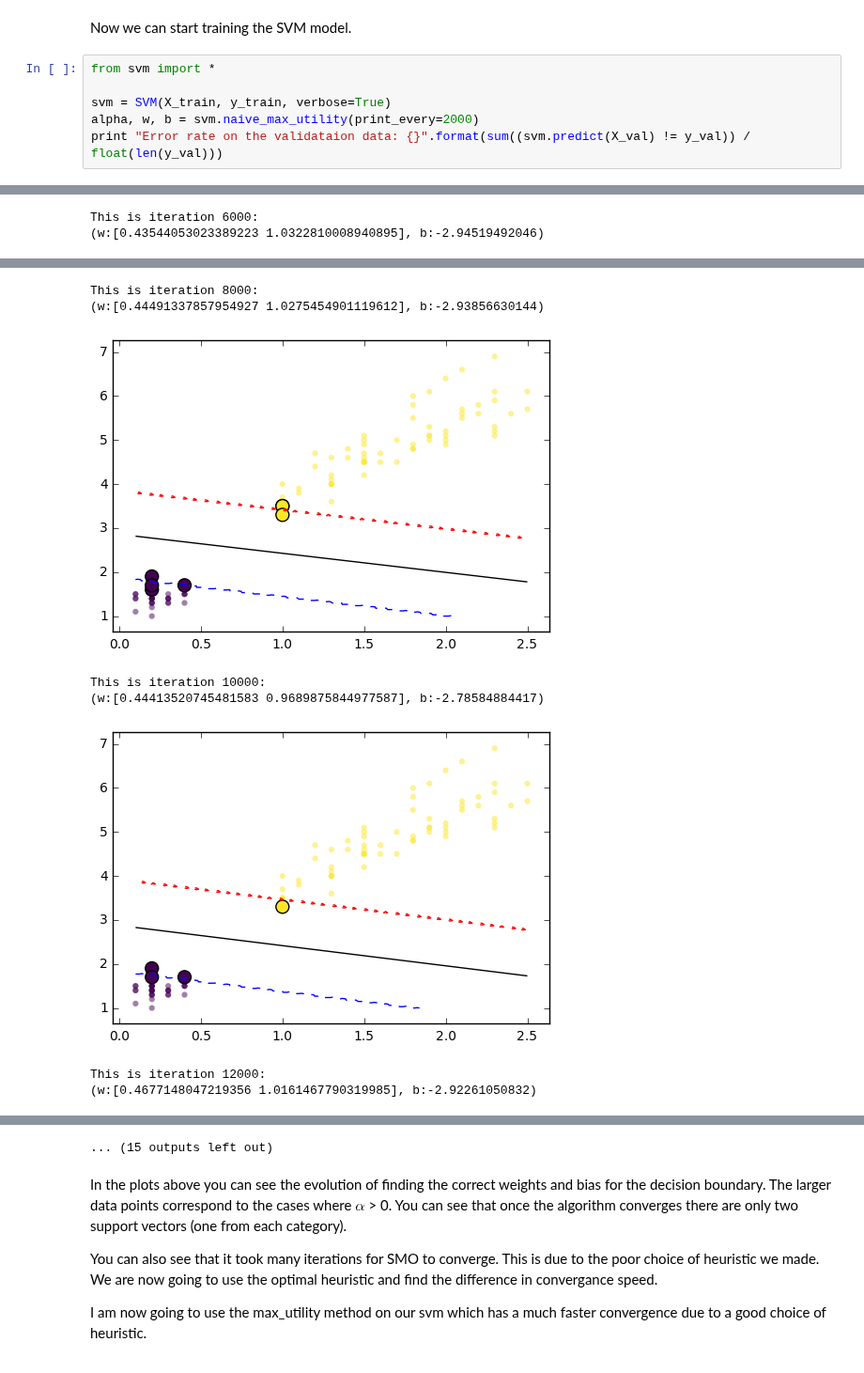
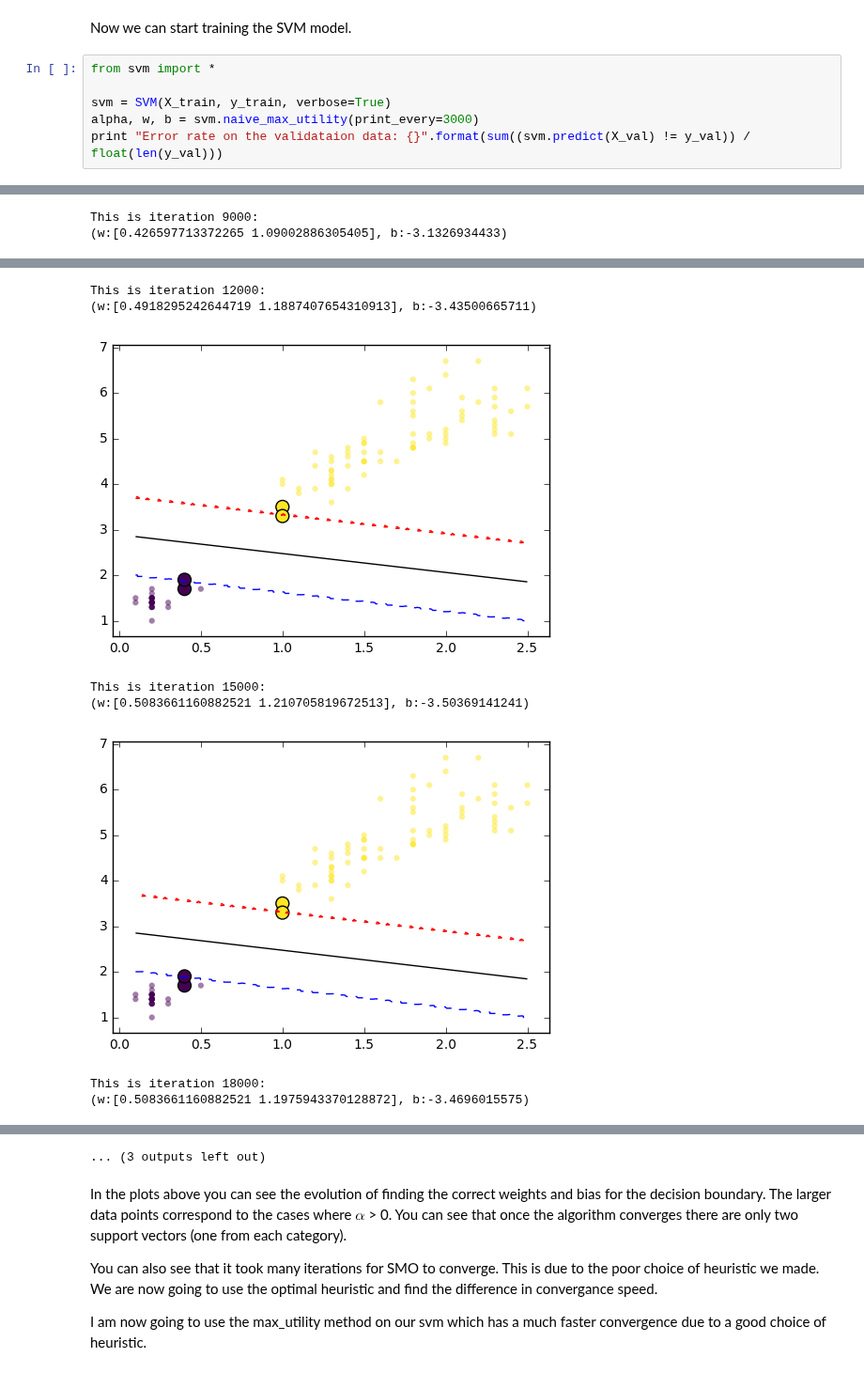
Before and after one commit to reza-asad/SVM-with-SMO, a Jupyter notebook: SVM.ipynb, the cells around one changed output, grey strips where cells are left out. Shown at 94% size. Saved outputs shown, nothing was run; the diff lists cells and outputs as text.

```diff
--- a/SVM.ipynb
+++ b/SVM.ipynb
@@ -59,6 +59,6 @@ Now we can start training the SVM model.
 from svm import *
 
 svm = SVM(X_train, y_train, verbose=True)
-alpha, w, b = svm.naive_max_utility(print_every=2000)
+alpha, w, b = svm.naive_max_utility(print_every=3000)
 print "Error rate on the validataion data: {}".format(sum((svm.predict(X_val) != y_val)) / float(len(y_val)))
 # %% [output]
@@ -71,2 +71,2 @@ This is iteration 4000:
-This is iteration 6000:
-(w:[0.43544053023389223 1.0322810008940895], b:-2.94519492046)
+This is iteration 9000:
+(w:[0.426597713372265 1.09002886305405], b:-3.1326934433)
@@ -74,8 +74,8 @@ This is iteration 6000:
-This is iteration 8000:
-(w:[0.44491337857954927 1.0275454901119612], b:-2.93856630144)
+This is iteration 12000:
+(w:[0.4918295242644719 1.1887407654310913], b:-3.43500665711)
-[figure, old version]
+[figure, new version]
-This is iteration 10000:
-(w:[0.44413520745481583 0.9689875844977587], b:-2.78584884417)
+This is iteration 15000:
+(w:[0.5083661160882521 1.210705819672513], b:-3.50369141241)
-[figure, old version]
+[figure, new version]
-This is iteration 12000:
-(w:[0.4677148047219356 1.0161467790319985], b:-2.92261050832)
+This is iteration 18000:
+(w:[0.5083661160882521 1.1975943370128872], b:-3.4696015575)
@@ -83,4 +83,4 @@ This is iteration 12000:
-... (15 outputs left out)
+... (3 outputs left out)
 # %% [markdown]
 In the plots above you can see the evolution of finding the correct weights and bias for the decision boundary. The larger data points correspond to the cases where $\alpha$ > 0. You can see that once the algorithm converges there are only two support vectors (one from each category).
 
```
Also changed, not shown: parts of 5 cells of this notebook, 4 other files.
